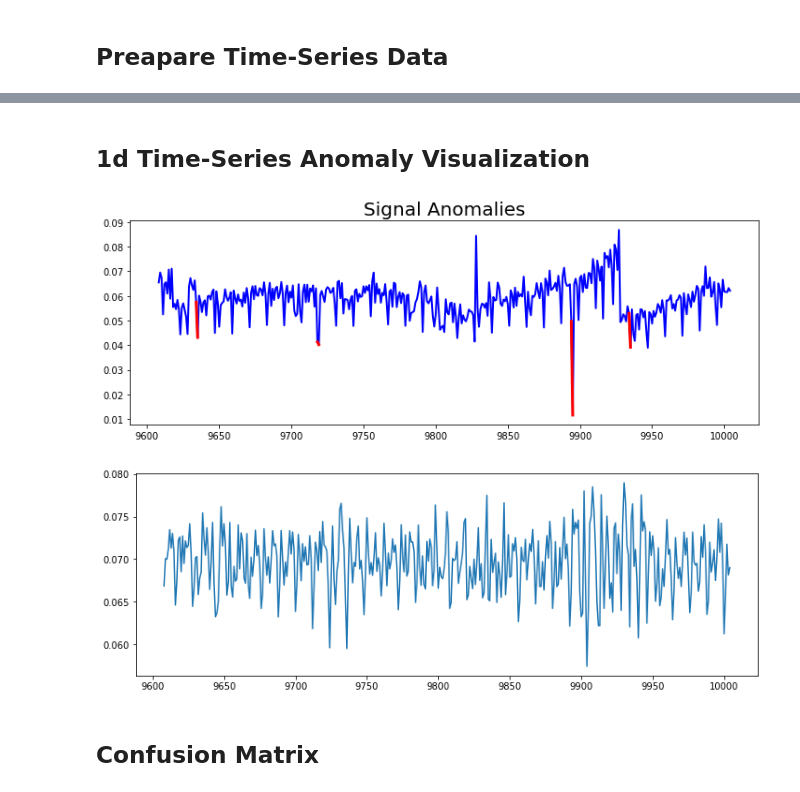
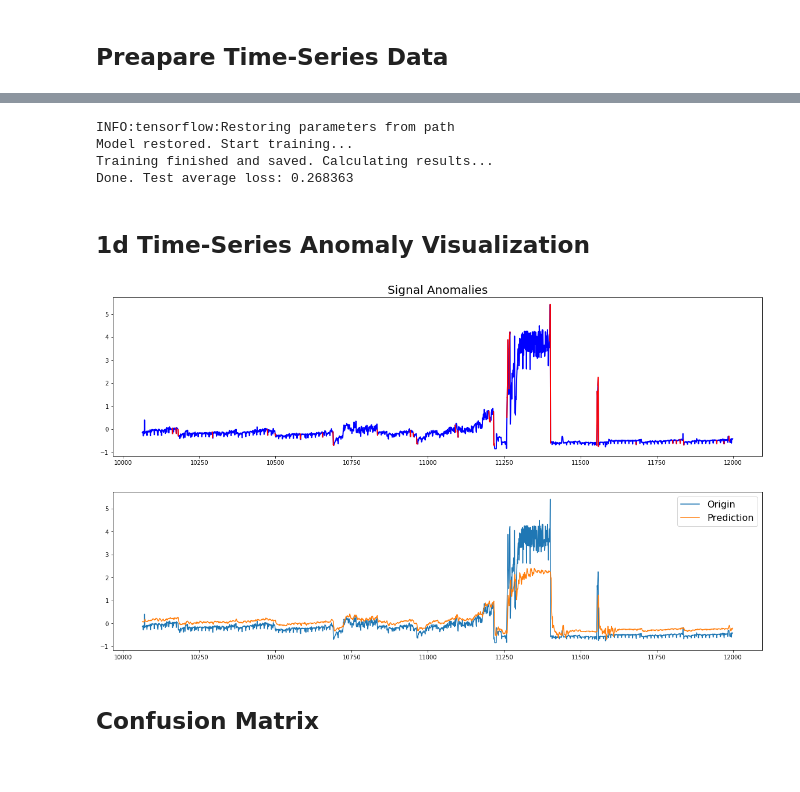
Before and after one commit to tomerlangeibm/Analytics, a Jupyter notebook: VPC Flow Logs Analytics.ipynb, the cells around one changed output, grey strips where cells are left out. Drawn from its saved outputs; the diff is of its cells as text; code cells hidden in the pictures.

```diff
--- a/VPC Flow Logs Analytics.ipynb
+++ b/VPC Flow Logs Analytics.ipynb
@@ -612,11 +659,15 @@ DONE
 # "data_name" is the name of the chosen dataset
 data_name = "Ext_data"
 # "data_df" consists of one column, which is the original signal we try to predict
-data_df = normalize(get_data(data_name)).iloc[8000:10005]
-# every row in "data" consists of N subsequent rows from "data_df"
-data, labels = time_series(data_df, window=20)
+data_df = get_data(data_name).iloc[2000:12000]
 
-train_size = int(0.8*len(data.index))
-test_size = len(data.index) - train_size
-train_set, test_set, train_labels, test_labels = data[:train_size], data[train_size:], labels[:train_size], labels[train_size:]
-sample_len, label_len = len(data.columns), len(labels.columns)
+train_size = int(0.8*len(data_df.index))
+test_size = len(data_df.index) - train_size
+
+train_df, test_df = standardize(data_df[:train_size]), standardize(data_df[train_size:])
+train_set, train_labels = time_series(train_df, window=64)
+test_set, test_labels = time_series(test_df, window=64)
+
+train_size = len(train_set.index)
+test_size = len(test_set.index)
+sample_len, label_len = len(train_set.columns), len(train_labels.columns)
@@ -709,17 +674,27 @@ Inference Time: 1.1 Seconds
+# %%
+scores, pred = cnn_anomaly_detection(train_set, test_set, train_labels, test_labels, max_epochs=10, initial=False)
+# %% [output]
+INFO:tensorflow:Restoring parameters from path
+Model restored. Start training...
+Training finished and saved. Calculating results...
+Done. Test average loss: 0.268363
 # %% [markdown]
 ## 1d Time-Series Anomaly Visualization
 # %%
 xaxis = test_set.index.to_pydatetime() if data_name!="Ext_data" else test_set.index.values
-yaxis = [data_df.loc[x] for x in xaxis]
-anomalies = find_anomalies(scores, 3)
+yaxis = [test_df.loc[x] for x in xaxis]
+
+anomalies = find_anomalies_dynamic(scores, window = 100, thresh=3)
 anomaly_visualization(xaxis, yaxis, anomalies)
 
-plt.figure(figsize=(12, 4))
-plt.plot(xaxis, np.reshape(pred, [test_size]))
+plt.figure(figsize=(20, 5))
+plt.plot(xaxis, yaxis, xaxis, np.reshape(pred, len(xaxis)))
+plt.legend(["Origin", "Prediction"], prop={'size': 16})
+
 plt.show()
 # %% [output]
-[figure, old version]
+[figure, new version]
-[figure, old version]
+[figure, new version]
 # %% [markdown]
 ## Confusion Matrix
 # %%
```
Also changed, not shown: parts of 15 cells of this notebook.
